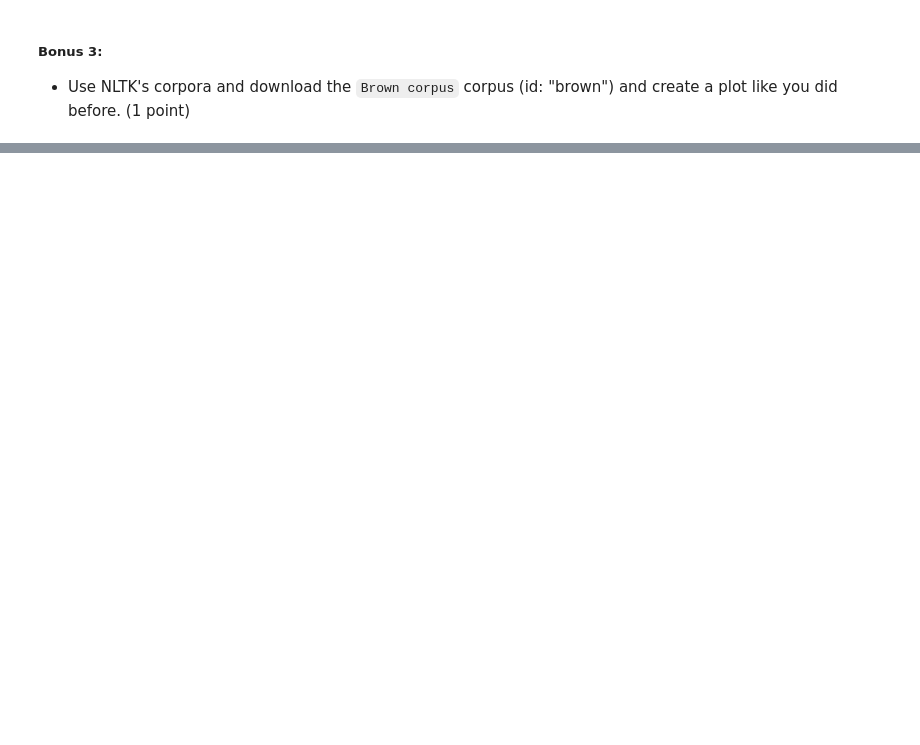
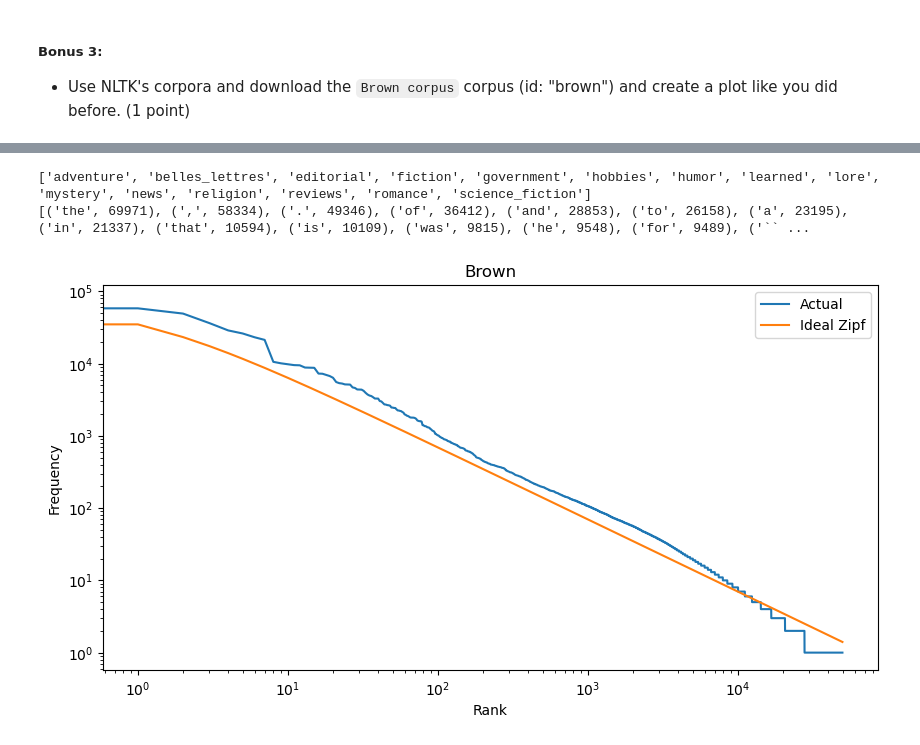
Before and after one commit to enorenio/hws_ss24, a Jupyter notebook: snlp_1/assignment_1.ipynb, the cells around one changed output, grey strips where cells are left out. Drawn from its saved outputs; the diff is of its cells as text; code cells hidden in the pictures; blank space fills up the shorter version.

```diff
--- a/snlp_1/assignment_1.ipynb
+++ b/snlp_1/assignment_1.ipynb
@@ -140,0 +488,56 @@ You don't have to include the Mandelbrot function here.
+# %%
+# your code for Bonus 3 goes here!
+# TODO:
+
+import nltk
+nltk.download('brown')
+
+from nltk.corpus import brown
+print(brown.categories())
+
+def analysis_loglog(name, data):
+    """
+    :param name: title of the graph
+    :param data: list of words
+    """
+    import matplotlib.pyplot as plt
+    import numpy as np
+
+
+    #count the frequency of each word
+    word_freq = {}
+    for word in data:
+        if word in word_freq:
+            word_freq[word] += 1
+        else:
+            word_freq[word] = 1
+
+    # sort the words by frequency
+    sorted_word_freq = sorted(word_freq.items(), key=lambda x: x[1], reverse=True)
+
+    print(sorted_word_freq)
+
+    # 3.1 Add ideal Zipfian distribution using y_i = f_i / rank_i
+    ideal_zipf = [sorted_word_freq[0][1] / (i+1) for i in range(len(sorted_word_freq))]
+
+    # 3.2 Compute and print out MSE
+    mse = np.mean([(sorted_word_freq[i][1] - ideal_zipf[i])**2 for i in range(len(sorted_word_freq))])
+    print(f"{mse:.10f}")
+
+    # plot the graph
+    plt.figure(figsize=(10, 5))
+    plt.plot([x[1] for x in sorted_word_freq], label="Actual")
+    plt.xscale('log')
+    plt.yscale('log')
+    plt.title(name)
+    plt.xlabel('Rank')
+    plt.ylabel('Frequency')
+    # add ideal_zipf to the graph
+    plt.plot(ideal_zipf, label="Ideal Zipf")
+    plt.legend(loc='best')
+    plt.show()
+
+    return
+
+analysis_loglog("Brown", ' '.join(brown.words()).lower().split())
+# %% [output]
@@ -140,0 +546,3 @@ You don't have to include the Mandelbrot function here.
+['adventure', 'belles_lettres', 'editorial', 'fiction', 'government', 'hobbies', 'humor', 'learned', 'lore', 'mystery', 'news', 'religion', 'reviews', 'romance', 'science_fiction']
+[('the', 69971), (',', 58334), ('.', 49346), ('of', 36412), ('and', 28853), ('to', 26158), ('a', 23195), ('in', 21337), ('that', 10594), ('is', 10109), ('was', 9815), ('he', 9548), ('for', 9489), ('`` ...
+[figure, added]
```
Also changed, not shown: parts of 17 cells of this notebook.
